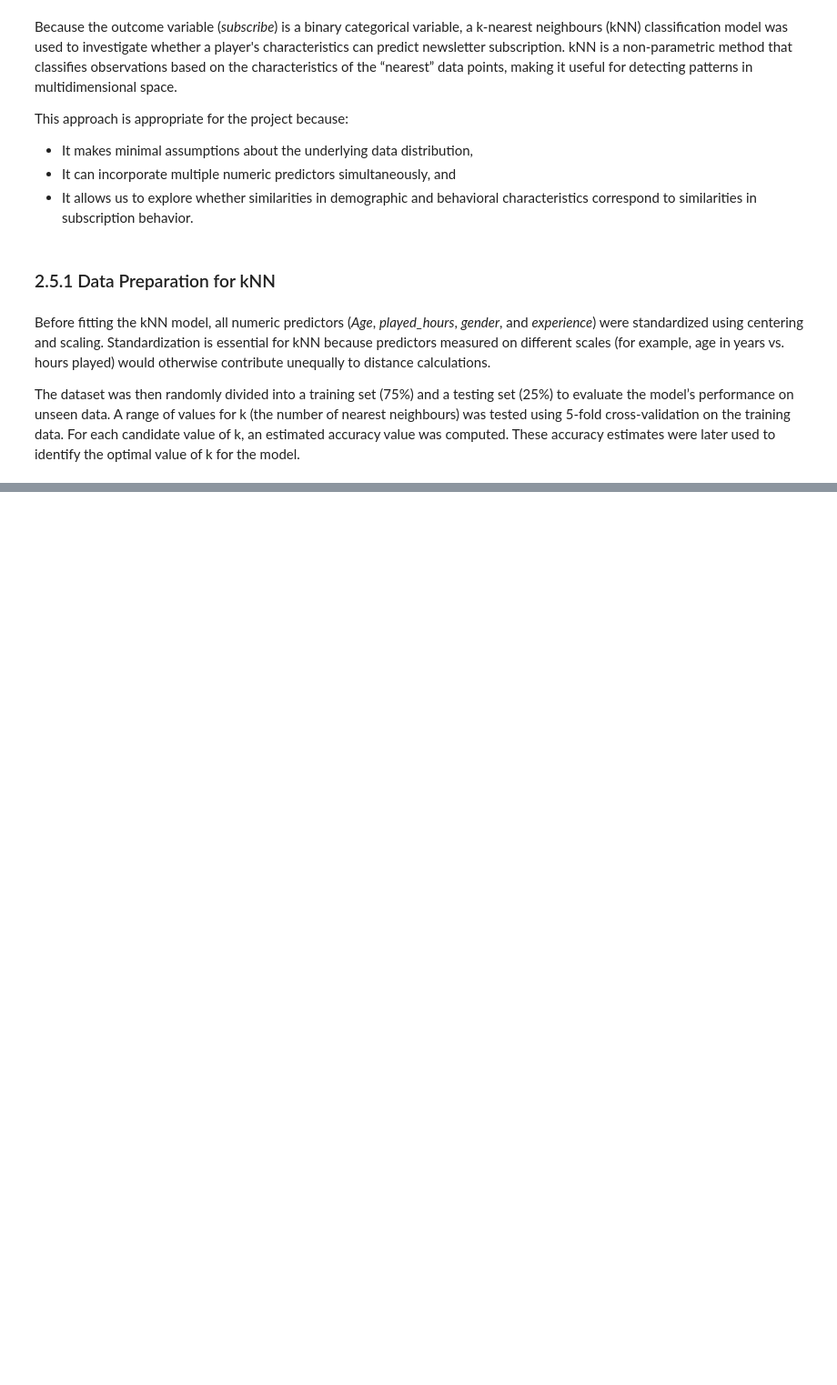
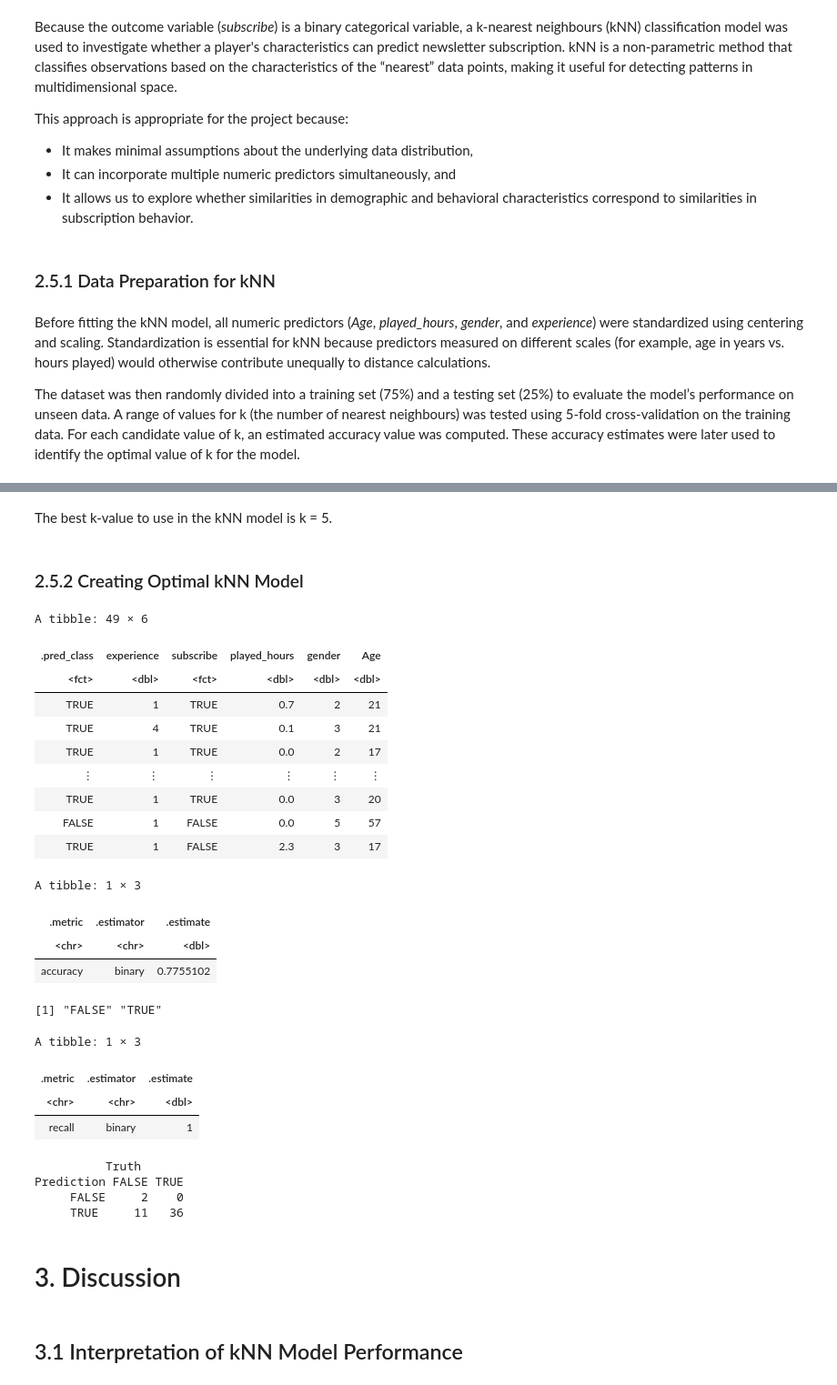
Before and after one commit to vincccss/dsci100-final-project, a Jupyter notebook: final_project_notebook.ipynb, the cells around one changed output, grey strips where cells are left out. Shown at 91% size. Cells and saved outputs as stored; diff of their text form; code cells hidden in the pictures; blank space fills up the shorter version.

Commit message:
Completed Methods & Results section + Partially completed Discussion section + Created References section

```diff
--- a/final_project_notebook.ipynb
+++ b/final_project_notebook.ipynb
@@ -354,8 +282,9 @@ players_results <- players_workflow |>
 # Find best k value to use
 players_accuracies <- players_results |>
                     filter(.metric == "accuracy")
-#players_accuracies
+players_accuracies
 
+# Create graph to see best k value to use for kNN model
 accuracy_vs_kval <- players_accuracies |>
                         ggplot(aes(x = neighbors,
                                    y = mean)) +
@@ -367,6 +296,13 @@ accuracy_vs_kval <- players_accuracies |>
                              title = "kNN Model Accuracy Across k Values") +
                         theme(text = element_text(size = 20))
 accuracy_vs_kval
+
+# Isolate best k value to use for kNN model
+best_k <- players_accuracies |>
+            arrange(desc(mean)) |>
+            head(1) |>
+            pull(neighbors)
+best_k
 # %% [output]
 A tibble: 25 × 7
 | neighbors | .metric | .estimator | mean | n | std_err | .config |
@@ -381 +318,67 @@ A tibble: 25 × 7
 [figure]
+# %% [markdown]
+The best k-value to use in the kNN model is k = 5.
+# %% [markdown]
+### 2.5.2 Creating Optimal kNN Model
+# %%
+# Create best kNN spec
+players_best_spec <- nearest_neighbor(weight_func = "rectangular", neighbors = best_k) |>
+                    set_engine("kknn") |>
+                    set_mode("classification")
+#players_best_spec
+
+# new workflow to fit data using best kNN spec
+players_fit <- workflow() |>
+                add_recipe(players_recipe) |>
+                add_model(players_best_spec) |>
+                fit(data = players_training)
+#players_fit
+
+# Predict testing data using created model
+players_testing_predictions <- predict(players_fit, players_testing) |>
+                        bind_cols(players_testing)
+players_testing_predictions
+
+# Find estimated precision
+players_testing_predictions |>
+  metrics(truth = subscribe, estimate = .pred_class) |>
+  filter(.metric == "accuracy")
+
+# Find recall
+levels(players_testing$subscribe) # shows factor levels for subscribe
+
+players_testing_predictions |>
+    recall(truth = subscribe, estimate = .pred_class, event_level = "second") # Use event_level = "second" because positive event is second
+
+# Generate confusion matrix
+players_confusion <- players_testing_predictions |>
+             conf_mat(truth = subscribe, estimate = .pred_class)
+players_confusion
+# %% [output]
+A tibble: 49 × 6
+| .pred_class | experience | subscribe | played_hours | gender | Age |
+| <fct> | <dbl> | <fct> | <dbl> | <dbl> | <dbl> |
+| TRUE | 1 | TRUE | 0.7 | 2 | 21 |
+| TRUE | 4 | TRUE | 0.1 | 3 | 21 |
+| TRUE | 1 | TRUE | 0.0 | 2 | 17 |
+| ⋮ | ⋮ | ⋮ | ⋮ | ⋮ | ⋮ |
+| TRUE | 1 | TRUE | 0.0 | 3 | 20 |
+| FALSE | 1 | FALSE | 0.0 | 5 | 57 |
+| TRUE | 1 | FALSE | 2.3 | 3 | 17 |
+A tibble: 1 × 3
+| .metric | .estimator | .estimate |
+| <chr> | <chr> | <dbl> |
+| accuracy | binary | 0.7755102 |
+[1] "FALSE" "TRUE"
+A tibble: 1 × 3
+| .metric | .estimator | .estimate |
+| <chr> | <chr> | <dbl> |
+| recall | binary | 1 |
+          Truth
+Prediction FALSE TRUE
+     FALSE     2    0
+     TRUE     11   36
+# %% [markdown]
+# 3. Discussion
+# %% [markdown]
+## 3.1 Interpretation of kNN Model Performance
```
Also changed, not shown: parts of 11 cells of this notebook.
